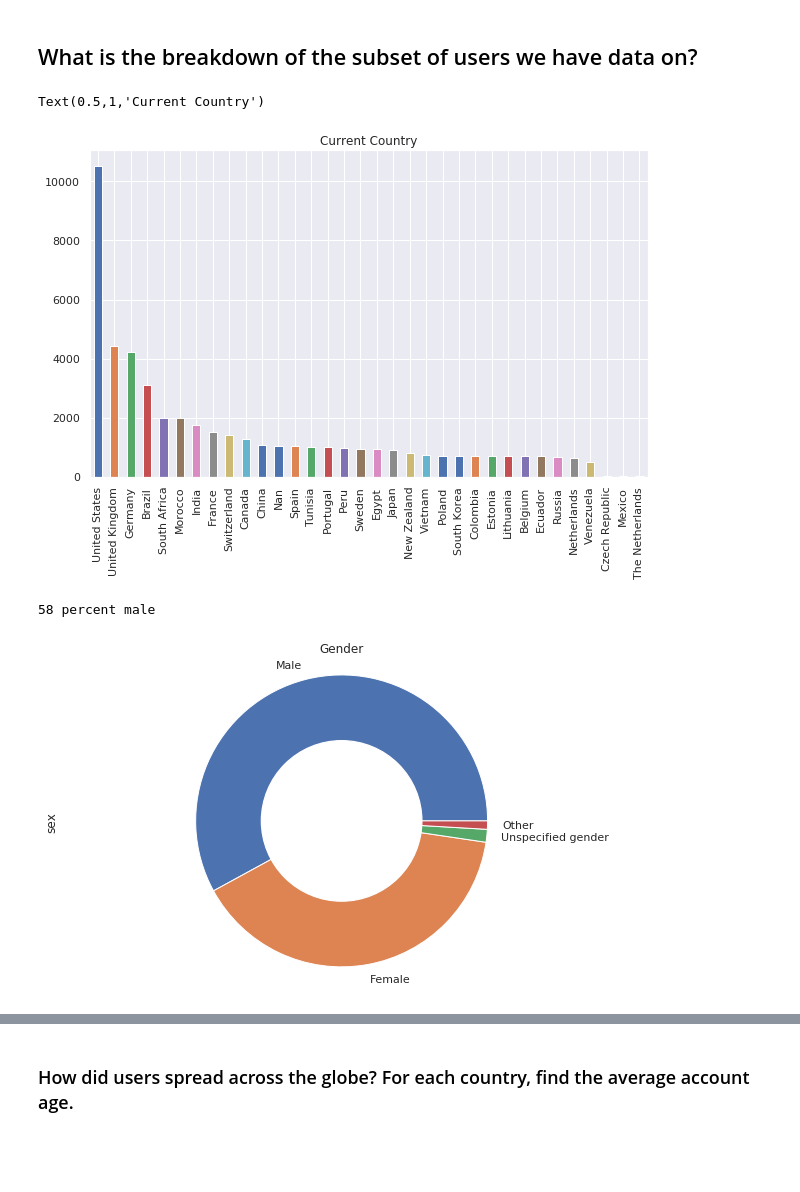
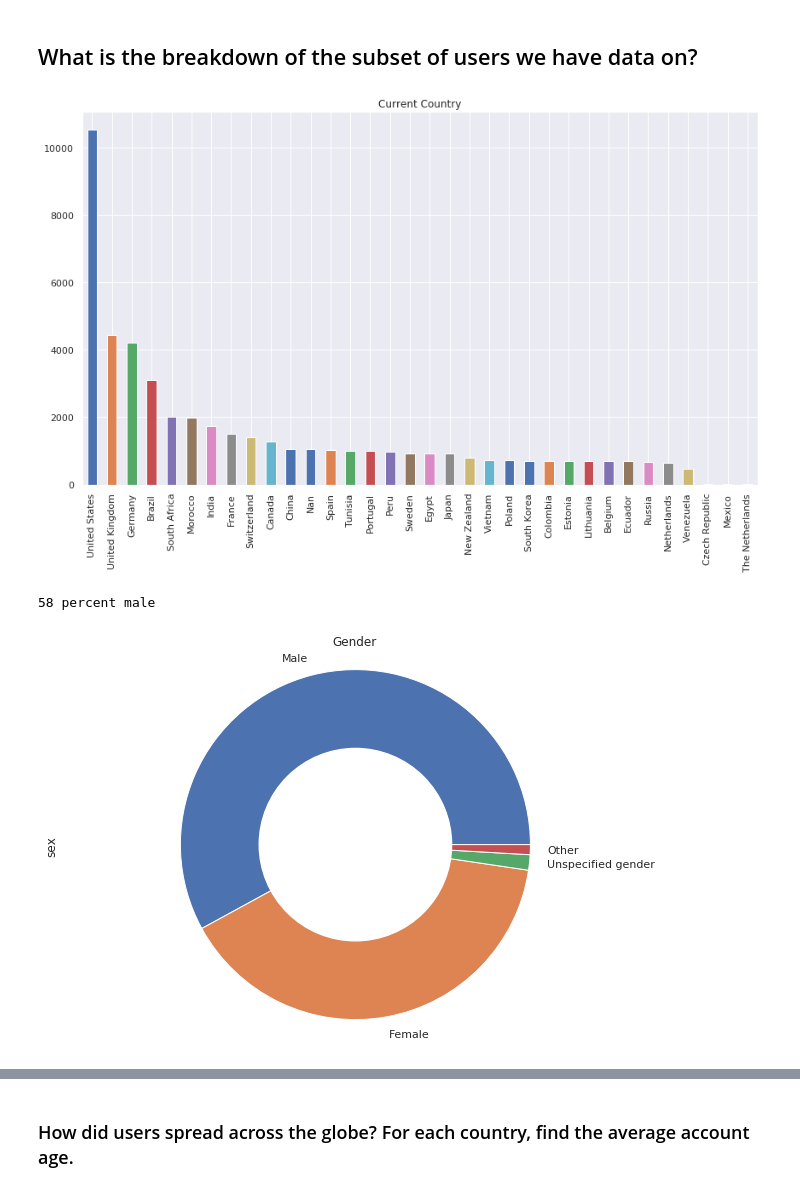
Before and after one commit to jimbudarz/sofariders-profile-analysis, a Jupyter notebook: SofaRiders EDA.ipynb, the cells around one changed output, grey strips where cells are left out. Drawn from its saved outputs; the diff is of its cells as text; code cells hidden in the pictures; blank space fills up the shorter version.

```diff
--- a/SofaRiders EDA.ipynb
+++ b/SofaRiders EDA.ipynb
@@ -136,23 +148,29 @@ df.describe()
 # %% [markdown]
 ## What is the breakdown of the subset of users we have data on?
 # %%
-df['currentCountry'].value_counts().plot(kind='bar')
+df['currentCountry'].value_counts().plot(kind='bar', figsize = (12,8))
 plt.title("Current Country")
 #sns.catplot(x='currentCountry', data=df, kind='count', height = 10, color='steelblue')
+plt.tight_layout()
+plt.savefig('countryBar.png')
 # %% [output]
-Text(0.5,1,'Current Country')
-[figure, old version]
+[figure, new version]
 # %%
+plt.figure(figsize=(8.75,6))
+
 df['sex'].value_counts().plot(kind='pie')
 title = plt.title("Gender")
 centre_circle = plt.Circle((0,0), 0.55, color='white', fc='white',linewidth=1.25)
 fig = plt.gcf()
 fig.gca().add_artist(centre_circle)
 plt.axis('equal')
+plt.tight_layout()
+
+plt.savefig('HostGender.png')
 
 pctMale = 100 * len(df[df.sex=='Male'])/df.shape[0]
 print(str(round(pctMale)) + " percent male")
 # %% [output]
 58 percent male
-[figure, old version]
+[figure, new version]
 # %%
```
Also changed, not shown: parts of 13 cells of this notebook.
